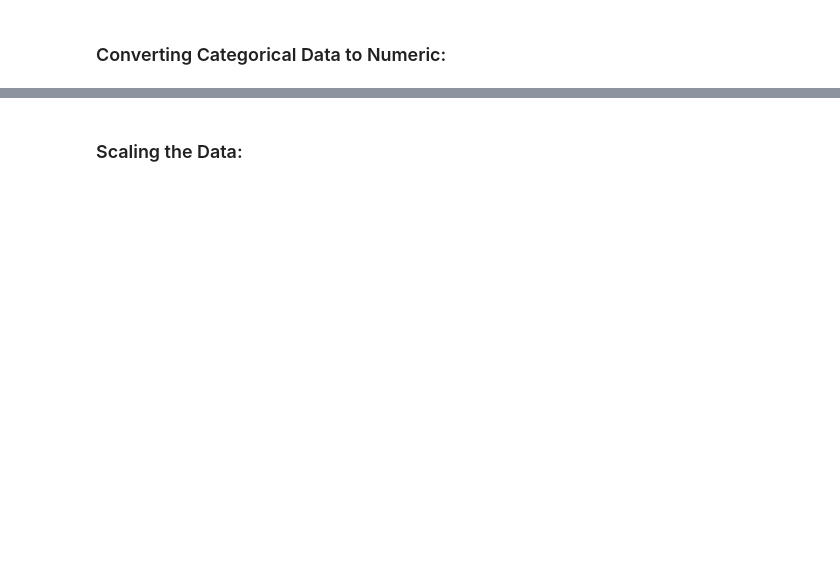
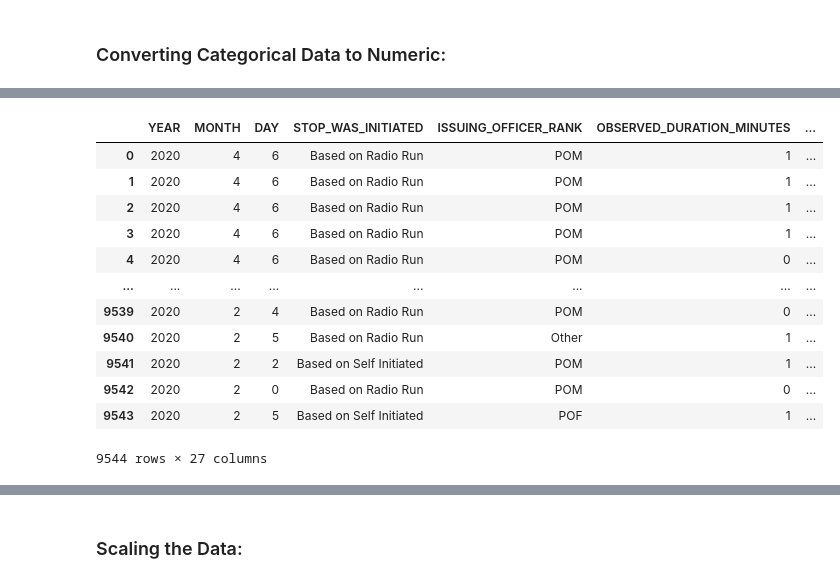
Before and after one commit to uzmabb182/data-detection-using-machine-learning, a Jupyter notebook: machine_learning_final_project/static/data_processing/sfq_summon_prediction.ipynb, the cells around one changed output, grey strips where cells are left out. Drawn from its saved outputs; the diff is of its cells as text; code cells hidden in the pictures; blank space fills up the shorter version.

```diff
--- a/machine_learning_final_project/static/data_processing/sfq_summon_prediction.ipynb
+++ b/machine_learning_final_project/static/data_processing/sfq_summon_prediction.ipynb
@@ -1349,0 +1532,13 @@ Name: SUSPECT_HAIR_COLOR, dtype: int64
+# %%
+# Binning 'SUSPECT_RACE_DESCRIPTION'
+# Getting the values that need to be binned in 'STOP_LOCATION_BORO_NAME'
+race_value_count_merge_data = race_value_count_merge_data.loc[~race_value_count_merge_data.index.isin(['BLACK', 'WHITE', 'WHITE HISPANIC', 'BLACK HISPANIC'])]
+race_value_count_merge_data.index
+race_to_replace_merge_data = race_value_count_merge_data.index.tolist()
+race_to_replace_merge_data
+
+# Getting the values that need to be binned in 'SUSPECT_RACE_DESCRIPTION'
+race_value_count_2020_data = race_value_count_2020_data.loc[~race_value_count_2020_data.index.isin(['BLACK', 'WHITE', 'WHITE HISPANIC', 'BLACK HISPANIC'])]
+race_value_count_2020_data.index
+race_to_replace_2020_data = race_value_count_2020_data.index.tolist()
+race_to_replace_2020_data
@@ -1349,0 +1550,12 @@ Name: SUSPECT_HAIR_COLOR, dtype: int64
+# %%
+# Replace in dataframe
+for race in race_to_replace_merge_data:
+    merge_df['SUSPECT_RACE_DESCRIPTION'] = merge_df['SUSPECT_RACE_DESCRIPTION'].replace(race,"Other")
+# Check to make sure binning was successful
+merge_df['SUSPECT_RACE_DESCRIPTION'].value_counts()
+
+# Replace in dataframe
+for race in race_to_replace_2020_data:
+    sqf_2020_df['SUSPECT_RACE_DESCRIPTION'] = sqf_2020_df['SUSPECT_RACE_DESCRIPTION'].replace(race,"Other")
+# Check to make sure binning was successful
+sqf_2020_df['SUSPECT_RACE_DESCRIPTION'].value_counts()
@@ -1651,0 +1673,31 @@ X_sqf_2020
+# %%
+columns_to_encode = ['OFFICER_EXPLAINED_STOP_FLAG',
+                     'SUSPECT_ARRESTED_FLAG',
+                     'SUMMONS_ISSUED_FLAG',
+                     'OFFICER_IN_UNIFORM_FLAG',
+                     'FRISKED_FLAG',
+                     'SEARCHED_FLAG',
+                     'WEAPON_FOUND_FLAG',
+                     'MONTH',
+                     'DAY']
+for column in columns_to_encode:
+    # label encoding max categories columns
+    merge_df[column] = LabelEncoder().fit_transform(merge_df[column])
+
+    # label encoding max categories columns
+    sqf_2020_df[column] = LabelEncoder().fit_transform(sqf_2020_df[column])
+sqf_2020_df
+# %% [output]
+|  | YEAR | MONTH | DAY | STOP_WAS_INITIATED | ISSUING_OFFICER_RANK | OBSERVED_DURATION_MINUTES | ... |
+| 0 | 2020 | 4 | 6 | Based on Radio Run | POM | 1 | ... |
+| 1 | 2020 | 4 | 6 | Based on Radio Run | POM | 1 | ... |
+| 2 | 2020 | 4 | 6 | Based on Radio Run | POM | 1 | ... |
+| 3 | 2020 | 4 | 6 | Based on Radio Run | POM | 1 | ... |
+| 4 | 2020 | 4 | 6 | Based on Radio Run | POM | 0 | ... |
+| ... | ... | ... | ... | ... | ... | ... | ... |
+| 9539 | 2020 | 2 | 4 | Based on Radio Run | POM | 0 | ... |
+| 9540 | 2020 | 2 | 5 | Based on Radio Run | Other | 1 | ... |
+| 9541 | 2020 | 2 | 2 | Based on Self Initiated | POM | 1 | ... |
+| 9542 | 2020 | 2 | 0 | Based on Radio Run | POM | 0 | ... |
+| 9543 | 2020 | 2 | 5 | Based on Self Initiated | POF | 1 | ... |
+9544 rows × 27 columns
```
Also changed, not shown: parts of 122 cells of this notebook, 7 other files.
